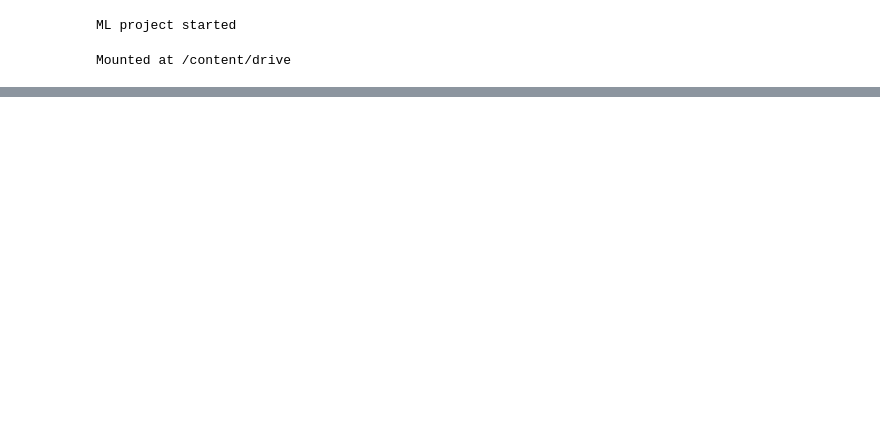
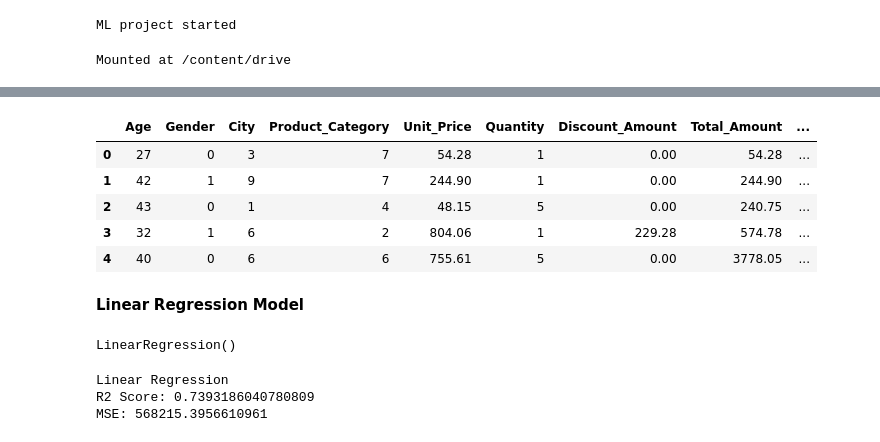
Before and after one commit to somcode14/E-Commerce-Sales-Customer-Behavior-Analysis, a Jupyter notebook: Project.ipynb, the cells around one changed output, grey strips where cells are left out. Saved outputs shown, nothing was run; the diff lists cells and outputs as text; code cells hidden in the pictures; blank space fills up the shorter version.

Commit message:
LINEAR REGRESSION DONE

```diff
--- a/Project.ipynb
+++ b/Project.ipynb
@@ -35,0 +87,11 @@ df.head()
+# %%
+#Drop Unnecessary Columns
+df = df.drop(['Order_ID','Customer_ID','Date'], axis=1)
+df.head()
+# %% [output]
+|  | Age | Gender | City | Product_Category | Unit_Price | Quantity | Discount_Amount | Total_Amount | ... |
+| 0 | 27 | 0 | 3 | 7 | 54.28 | 1 | 0.00 | 54.28 | ... |
+| 1 | 42 | 1 | 9 | 7 | 244.90 | 1 | 0.00 | 244.90 | ... |
+| 2 | 43 | 0 | 1 | 4 | 48.15 | 5 | 0.00 | 240.75 | ... |
+| 3 | 32 | 1 | 6 | 2 | 804.06 | 1 | 229.28 | 574.78 | ... |
+| 4 | 40 | 0 | 6 | 6 | 755.61 | 5 | 0.00 | 3778.05 | ... |
@@ -35,0 +106,7 @@ df.head()
+# %% [markdown]
+**Linear** **Regression** **Model**
+# %%
+lr = LinearRegression()
+lr.fit(X_train, y_train)
+# %% [output]
+LinearRegression()
@@ -35,0 +115,8 @@ df.head()
+# %%
+print("Linear Regression")
+print("R2 Score:", r2_score(y_test, y_pred_lr))
+print("MSE:", mean_squared_error(y_test, y_pred_lr))
+# %% [output]
+Linear Regression
+R2 Score: 0.7393186040780809
+MSE: 568215.3956610961
```
Also changed, not shown: parts of 10 cells of this notebook.
